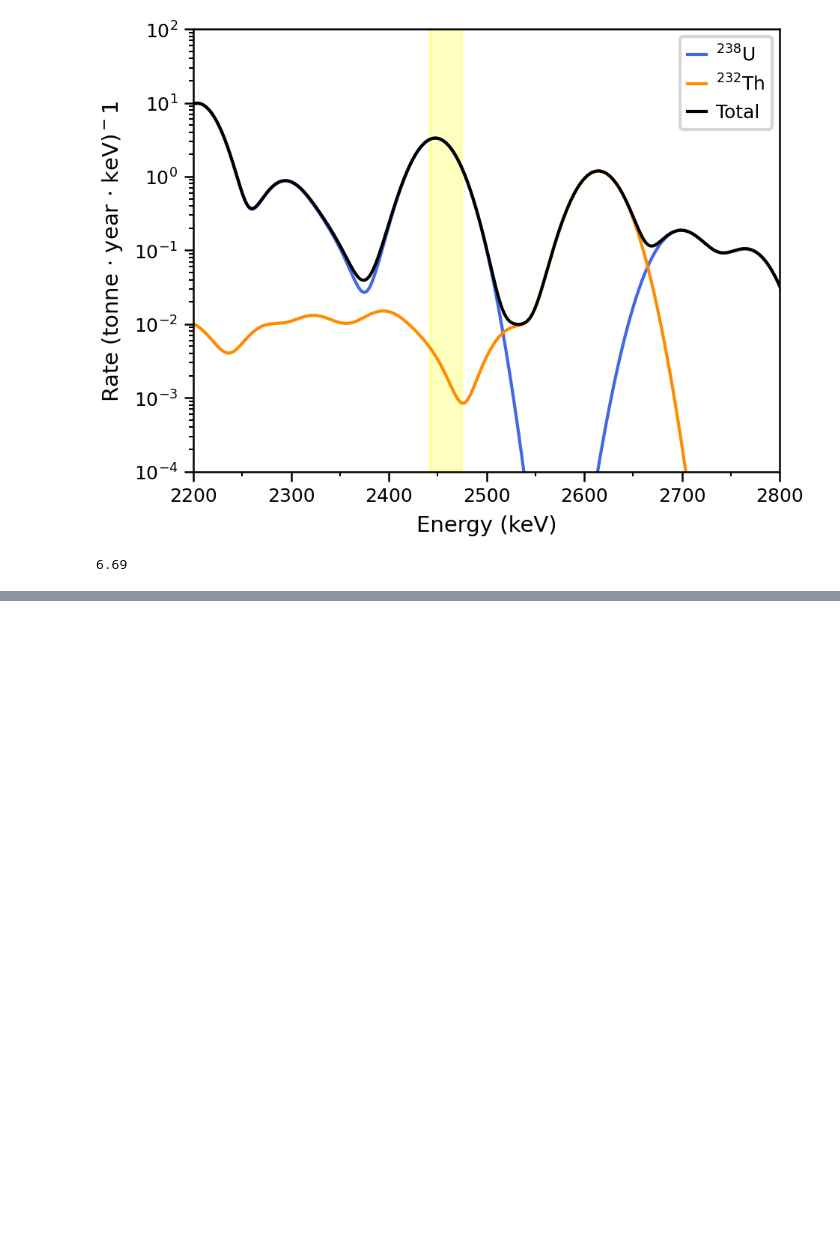
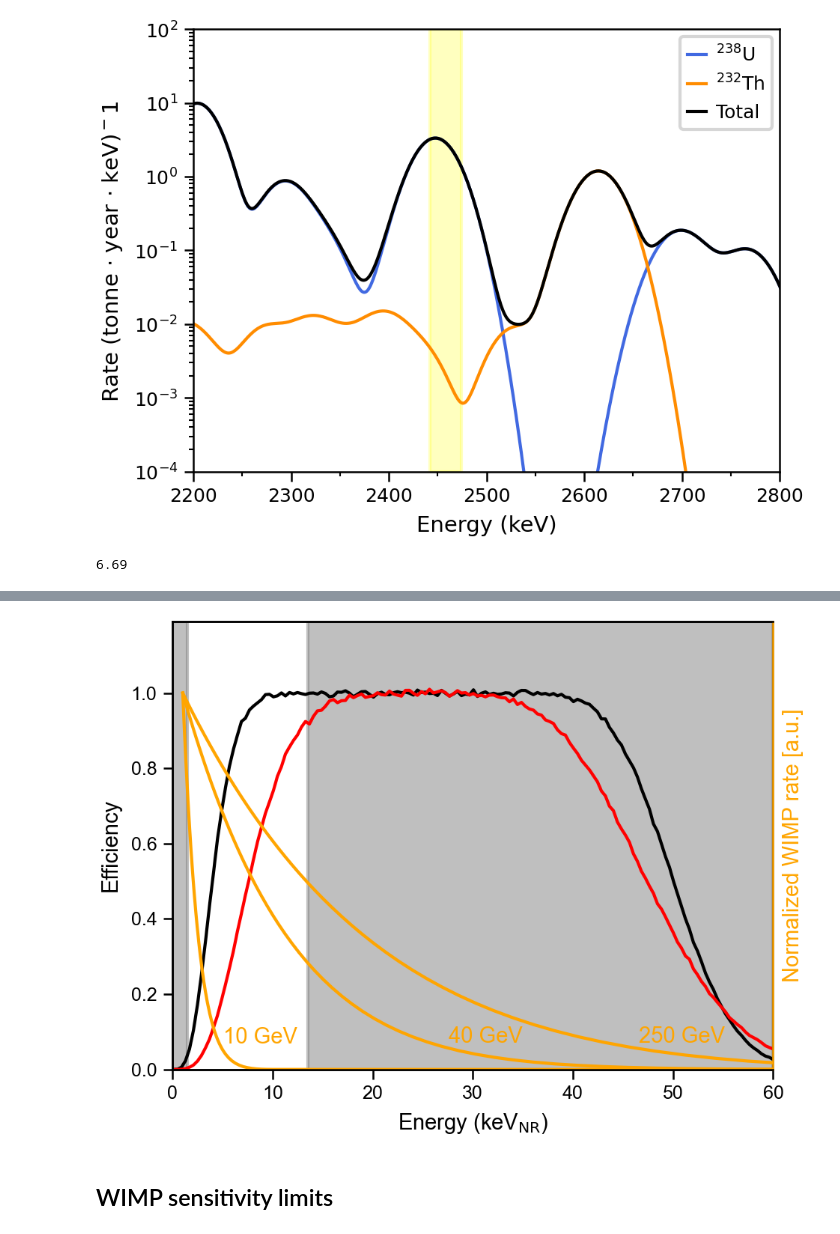
Before and after one commit to jpienaar13/HermeticTPC, a Jupyter notebook: common_plots/plotter.ipynb, the cells around one changed output, grey strips where cells are left out. Drawn from its saved outputs; the diff is of its cells as text; code cells hidden in the pictures; blank space fills up the shorter version.

```diff
--- a/common_plots/plotter.ipynb
+++ b/common_plots/plotter.ipynb
@@ -175,0 +200,44 @@ FIG_DOUBLE[0]
+# %%
+h = hdf["efficiency_NR"]
+h_30p = hdf["efficiency_NR_30p"]
+
+fig = plt.figure()
+
+ax1 = plt.gca()
+ax1.plot(h[0], h[1], ls="-", color="black", label="Efficiency")
+ax1.plot(h_30p[0], h_30p[1], ls="-", color="red", label="Efficiency 30\% abs.")
+ax1.set_ylabel("Efficiency")
+ax1.set_ylim(0, 1.19)
+
+# Create a second y-axis on the right for the WIMP spectra
+ax2 = ax1.twinx()
+ax2.spines["right"].set_color("orange")
+ax2.yaxis.label.set_color("orange")
+#ax2.tick_params(axis="y", colors="orange")
+ax2.set_yticklabels([])
+ax2.set_yticks([])
+ax2.set_ylabel("Normalized WIMP rate [a.u.]", color="orange")
+ax2.set_ylim(0, 1.19)
+
+mws = [10, 40, 250]
+# Put WIMP spectra on the right axis
+for mw in mws:
+    x,y = hdf[f"WIMP_rate_{mw}GeV"][:]
+    ax2.plot(x, y, "-", color="orange")
+    # find energy where rate goes below 0.1
+    idx = np.where(y < 0.1)[0][0]
+    ax2.text(x[idx]*1.15, y[idx], f"{mw} GeV", color="orange", va="center", ha="left")
+
+ax1.set_xlim(0, 60)
+ax1.set_xlabel("Energy (keV$_{\mathrm{NR}}$)")
+
+ax1.axvspan(0, energy_05_low, color="gray", alpha=0.5, zorder=0)
+ax1.axvspan(energy_05_high, 60, color="gray", alpha=0.5, zorder=0)
+
+plt.tight_layout()
+
+plt.show()
+# %% [output]
+[figure, added]
+# %% [markdown]
+## WIMP sensitivity limits
```
Also changed, not shown: parts of 5 cells of this notebook, 1 other file.
